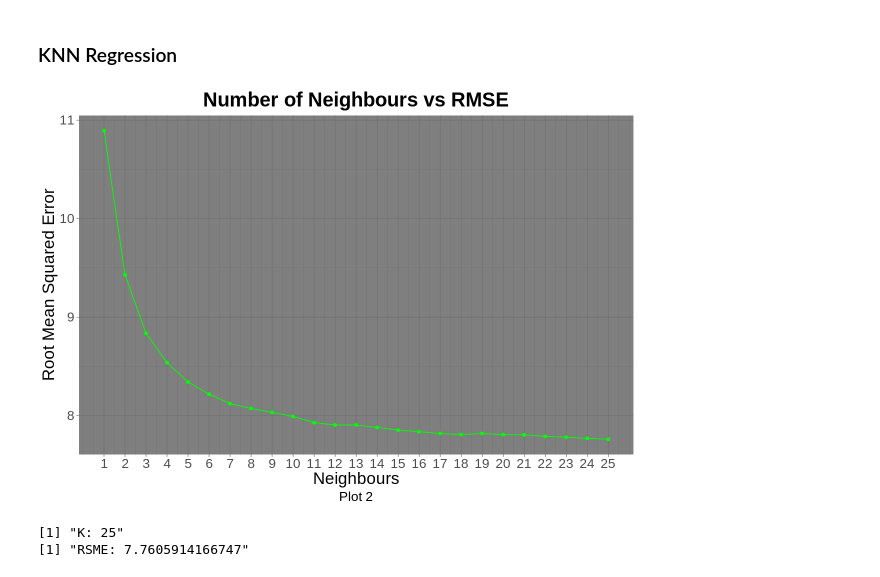
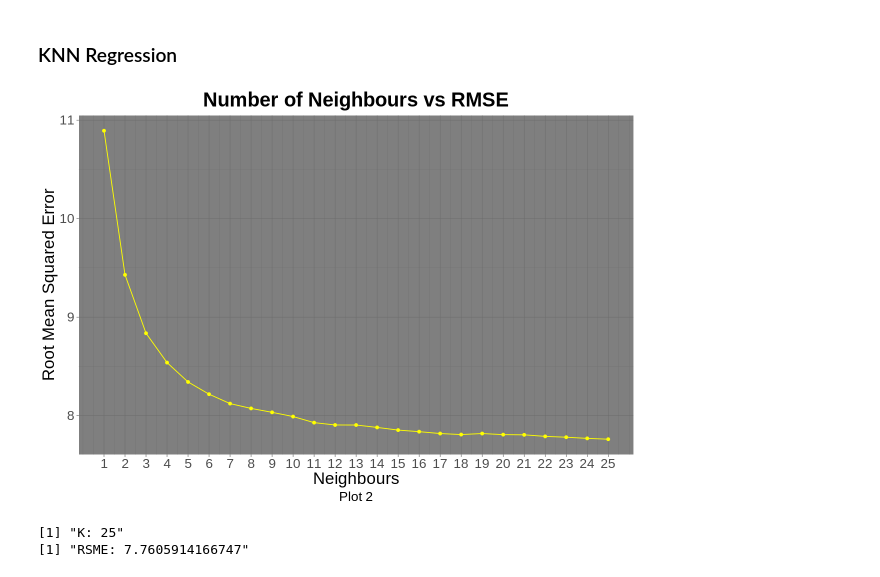
Before and after one commit to Kyleetd/DSCI100-Course-Project-2023, a Jupyter notebook: FinalProjectScript-Regression.ipynb, the cells around one changed output. Saved outputs shown, nothing was run; the diff lists cells and outputs as text; code cells hidden in the pictures.

```diff
--- a/FinalProjectScript-Regression.ipynb
+++ b/FinalProjectScript-Regression.ipynb
@@ -69,6 +67,7 @@ plot <- ggplot(heart_disease_filtered, aes(x = totChol, y = sysBP, color = age))
        title = "Total Cholesterol vs Systolic Blood Pressure",
        caption = "Plot 1") +
   theme_dark() +
+  scale_color_gradient(low = "yellow", high = "red") + # Add color gradient
   theme(text = element_text(size = 20), plot.title = element_text(face = "bold", hjust = 0.5), plot.caption = element_text(hjust = 0.5))
 
 plot
@@ -100,36 +99,36 @@ heart_recipe <- recipe(age ~ totChol + sysBP, data = heart_disease_train) |>
 set.seed(5)
 
 # Cross validation
 heart_vfold <- vfold_cv(heart_disease_train, v = 10, strata = age) ## use 10
 
 ## k values to try
 k_vals <- tibble(neighbors = seq(from = 1, to = 25, by = 1))
 
 ## Create a workflow & get accuracy metrics
 heart_accuracies <- workflow() |>
       add_recipe(heart_recipe) |>
       add_model(knn_spec) |>
       tune_grid(resamples = heart_vfold, grid = k_vals) |>
       collect_metrics() |>
       filter(.metric == "rmse")
 
 ## Plot the 𝑘 vs the accuracy
 options(repr.plot.width=10, repr.plot.height=7)
 
 cross_val_plot <- ggplot(heart_accuracies, aes(x = neighbors, y = mean))+
-  geom_point(color = "green") +
-  geom_line(color = "green") +
+  geom_point(color = "yellow") +
+  geom_line(color = "yellow") +
   labs(x = "Neighbours",
        y = "Root Mean Squared Error",
        title = "Number of Neighbours vs RMSE",
        caption = "Plot 2") +
   scale_x_continuous(breaks = round(seq(min(heart_accuracies$neighbors), max(heart_accuracies$neighbors), by = 1),1)) +
   theme_dark() +
   theme(text = element_text(size = 20), plot.title = element_text(face = "bold", hjust = 0.5), plot.caption = element_text(hjust = 0.5))
 
 cross_val_plot
 # %% [output]
-[figure, old version]
+[figure, new version]
 # %%
 ## Select highest accuracy k
 k <- heart_accuracies |>
```
Also changed, not shown: parts of 12 cells of this notebook.
